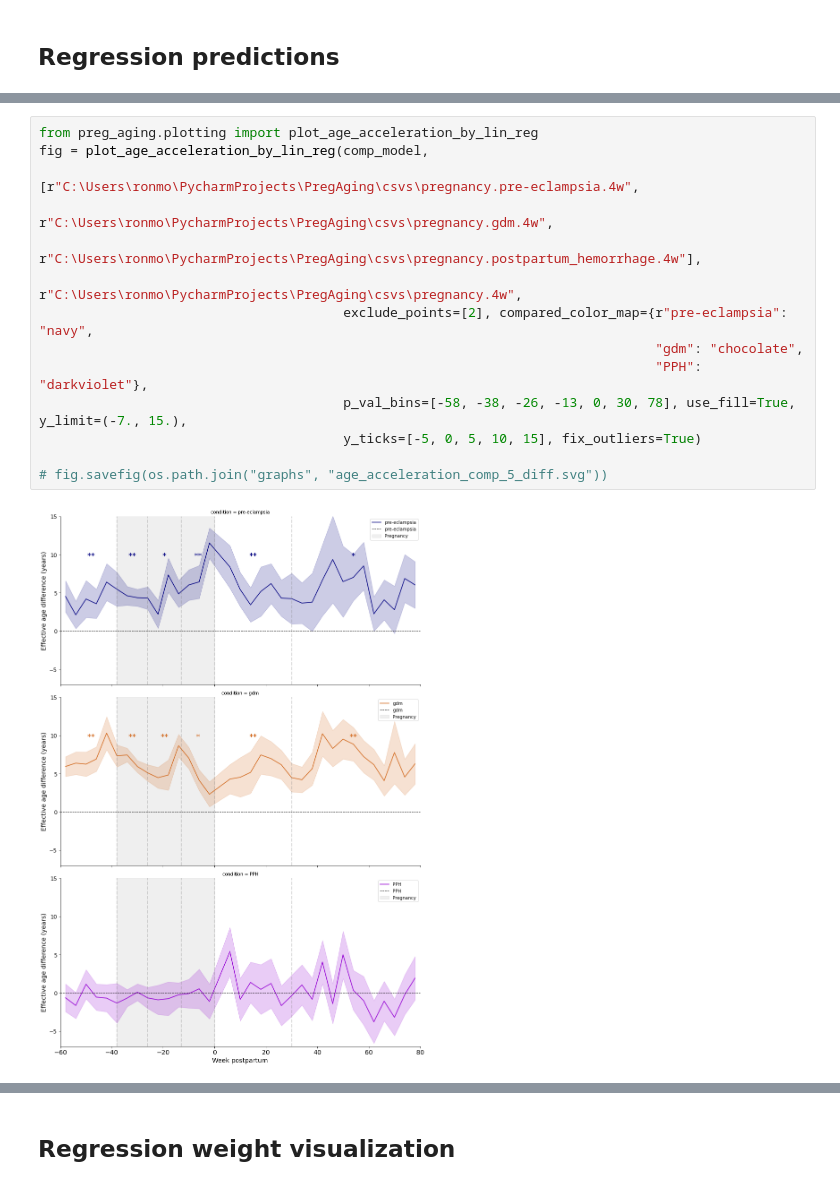
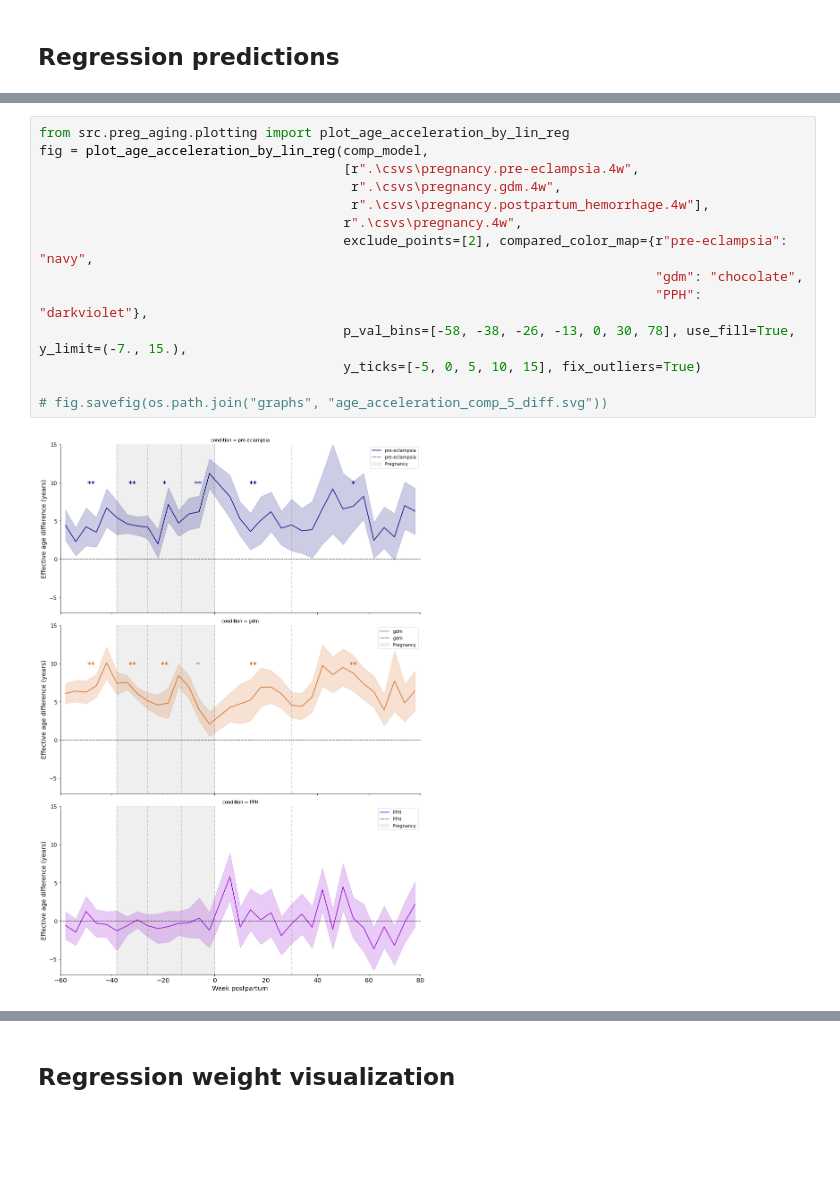
Before and after one commit to AlonLabWIS/PregAging, a Jupyter notebook: pregnancy_aging.ipynb, the cells around one changed output, grey strips where cells are left out. Cells and saved outputs as stored; diff of their text form; blank space fills up the shorter version.

```diff
--- a/pregnancy_aging.ipynb
+++ b/pregnancy_aging.ipynb
@@ -111,17 +111,17 @@ plt.tight_layout()
 # %%
-from preg_aging.plotting import plot_age_acceleration_by_lin_reg
+from src.preg_aging.plotting import plot_age_acceleration_by_lin_reg
 fig = plot_age_acceleration_by_lin_reg(comp_model,
-                                       [r"C:\Users\ronmo\PycharmProjects\PregAging\csvs\pregnancy.pre-eclampsia.4w",
-                                        r"C:\Users\ronmo\PycharmProjects\PregAging\csvs\pregnancy.gdm.4w",
-                                        r"C:\Users\ronmo\PycharmProjects\PregAging\csvs\pregnancy.postpartum_hemorrhage.4w"],
-                                       r"C:\Users\ronmo\PycharmProjects\PregAging\csvs\pregnancy.4w",
+                                       [r".\csvs\pregnancy.pre-eclampsia.4w",
+                                        r".\csvs\pregnancy.gdm.4w",
+                                        r".\csvs\pregnancy.postpartum_hemorrhage.4w"],
+                                       r".\csvs\pregnancy.4w",
                                        exclude_points=[2], compared_color_map={r"pre-eclampsia": "navy",
                                                                                "gdm": "chocolate",
                                                                                "PPH": "darkviolet"},
                                        p_val_bins=[-58, -38, -26, -13, 0, 30, 78], use_fill=True, y_limit=(-7., 15.),
                                        y_ticks=[-5, 0, 5, 10, 15], fix_outliers=True)
 
 # fig.savefig(os.path.join("graphs", "age_acceleration_comp_5_diff.svg"))
 # %% [output]
-[figure, old version]
+[figure, new version]
 # %%
```
Also changed, not shown: parts of 12 cells of this notebook.
